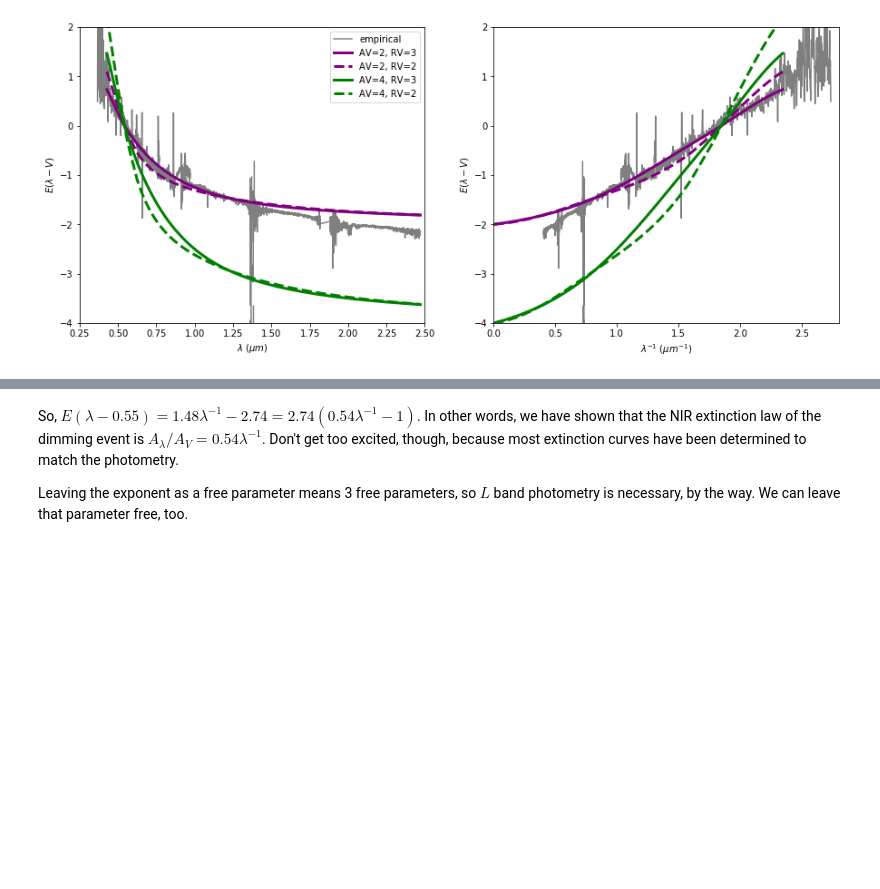
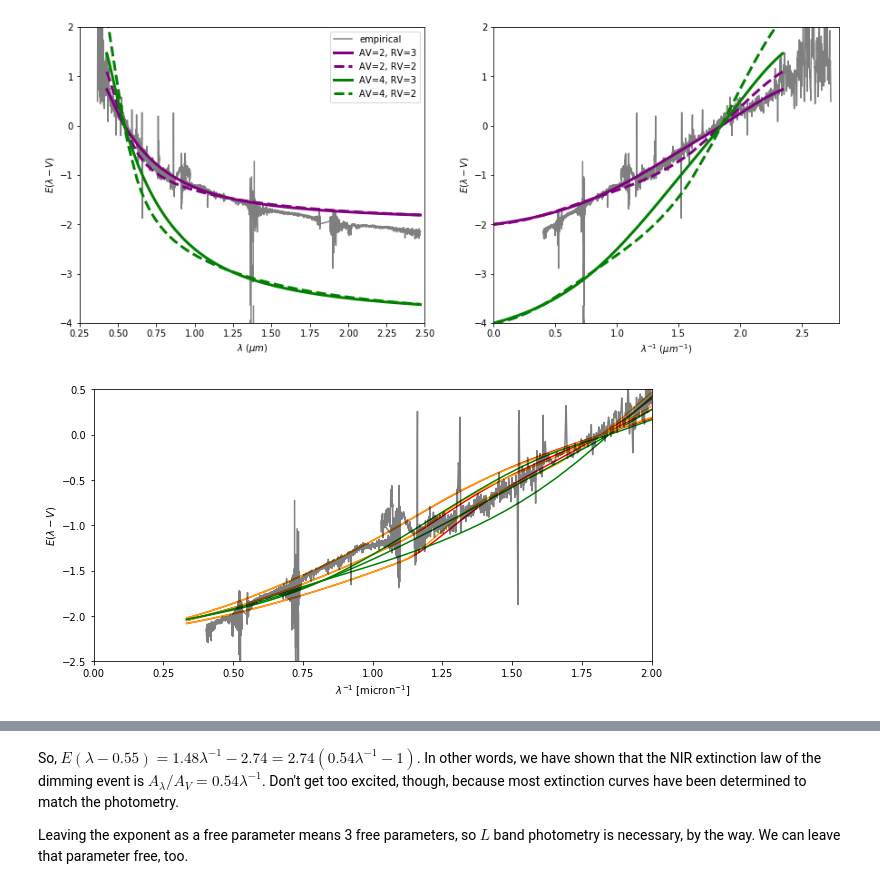
Before and after one commit to krislars/AA_Tau_Covey, a Jupyter notebook: Paper_figures.ipynb, the cells around one changed output, grey strips where cells are left out. Saved outputs shown, nothing was run; the diff lists cells and outputs as text; code cells hidden in the pictures; blank space fills up the shorter version.

Commit message:
small changes
updated figures look like changes

```diff
--- a/Paper_figures.ipynb
+++ b/Paper_figures.ipynb
@@ -341,3 +339,48 @@ ax4.set_ylabel('$E(\lambda-V)$')
 plt.show()
 # %% [output]
 [figure]
+# %%
+import astropy.units as u
+from astropy.modeling.blackbody import blackbody_lambda
+
+from dust_extinction import dust_extinction as de
+
+wavelengths = np.linspace(.5,3.0,100)*u.micron
+
+fig, ax = plt.subplots(figsize=[10,5])
+
+for Rv in [2.0,3.0,5.0]:
+
+    CCM89 = de.CCM89(Rv=Rv)
+    O94 = de.O94(Rv=Rv)
+    F99 = de.F99(Rv=Rv)
+    G03_SMCBar = de.G03_SMCBar()
+    G03_LMCAvg = de.G03_LMCAvg()
+    G03_LMC2 = de.G03_LMC2()
+    G16 = de.G16(RvA=Rv, fA=1.0)
+
+    Av=2.2
+
+    ax.plot(1./wavelengths, -2.5*np.log10(CCM89.extinguish(wavelengths, Av=Av))-Av,color='red')
+    ax.plot(1./wavelengths, -2.5*np.log10(O94.extinguish(wavelengths, Av=Av))-Av,color='orange')
+    ax.plot(1./wavelengths, -2.5*np.log10(F99.extinguish(wavelengths, Av=Av))-Av,color='green')
+#    ax.plot(1./wavelengths, -2.5*np.log10(G03_SMCBar.extinguish(wavelengths, Av=Av))-Av)
+#    ax.plot(1./wavelengths, -2.5*np.log10(G03_LMCAvg.extinguish(wavelengths, Av=Av))-Av)
+#    ax.plot(1./wavelengths, -2.5*np.log10(G03_LMC2.extinguish(wavelengths, Av=Av))-Av)
+#    ax.plot(1./wavelengths, -2.5*np.log10(G16.extinguish(wavelengths, Av=Av))-Av,color='blue')
+
+
+ax.plot(1./xobs2[150:],-2.5*np.log10(scale*fobs2[150:].value/finterp(xobs2[150:]))-A55,color='black',alpha=0.5)
+
+
+ax.set_xlabel('$\lambda^{-1}$ ['+str(wavelengths.unit)+'$^{-1}$]')
+ax.set_ylabel('$E(\lambda-V)$')
+
+ax.set_xlim(0,2.0)
+ax.set_ylim(-2.5,.5)
+
+# ax.legend(loc='best')
+# plt.tight_layout()
+plt.show()
+# %% [output]
+[figure, added]
```
Also changed, not shown: parts of 9 cells of this notebook.
